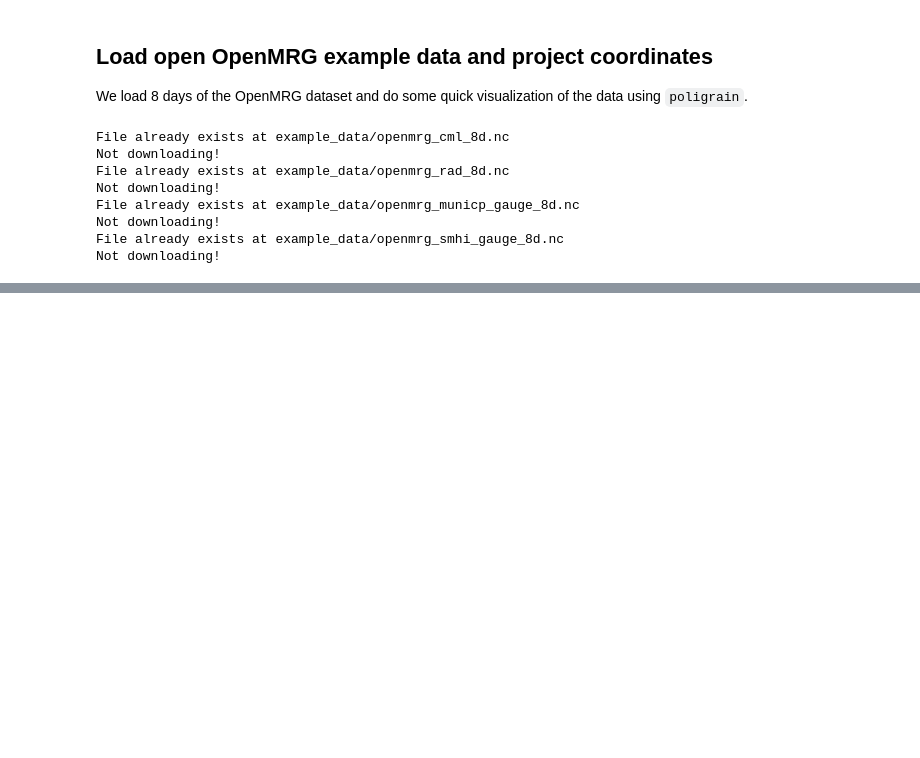
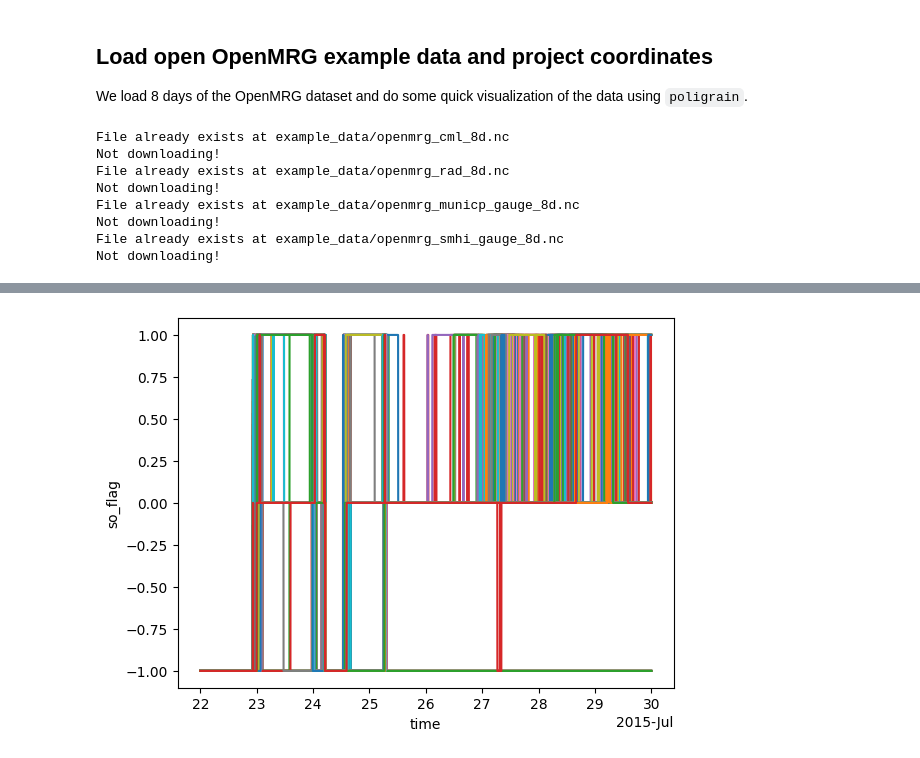
Before and after one commit to OpenSenseAction/opensense_software_ecosystem_example, a Jupyter notebook: example_workflow.ipynb, the cells around one changed output, grey strips where cells are left out. Drawn from its saved outputs; the diff is of its cells as text; code cells hidden in the pictures; blank space fills up the shorter version.

```diff
--- a/example_workflow.ipynb
+++ b/example_workflow.ipynb
@@ -129,10 +83 @@ https://scikit-learn.org/stable/model_persistence.html#security-maintainability-
-# %%
-import tqdm
-
-for cml_id in tqdm.tqdm(ds_cmls.cml_id.values):
-    mlp_out = mlp.mlp_wet_dry(
-        trsl_channel_1 = ds_cmls.sel(cml_id = cml_id).isel(sublink_id = 0).tl,
-        trsl_channel_2 = ds_cmls.sel(cml_id = cml_id).isel(sublink_id = 1).tl,
-        model_sel = 'rad_online' # model based on radar training data, online capabilities
-    )
 # %%
@@ -185,0 +168,4 @@ cml_sum = ds_cmls.R.isel(sublink_id=0).resample(time='1h').mean().sum(dim='time'
+# %%
+# Midpoint
+ds_cmls.coords["x"] = (ds_cmls.site_0_x + ds_cmls.site_1_x) / 2
+ds_cmls.coords["y"] = (ds_cmls.site_0_y + ds_cmls.site_1_y) / 2
@@ -185,0 +223,28 @@ cml_sum = ds_cmls.R.isel(sublink_id=0).resample(time='1h').mean().sum(dim='time'
+# %%
+evaluation_period = 8064
+mmatch = 200
+gamma = 0.15
+n_stat = 5
+max_distance = 10e3
+
+import numpy as np
+
+ds_cmls["so_flag"] = xr.DataArray(
+    np.ones((len(ds_cmls.cml_id), len(ds_cmls.time))) * -999, dims=("id", "time")
+)
+ds_cmls["median_corr_nbrs"] = xr.DataArray(
+    np.ones((len(ds_cmls.cml_id), len(ds_cmls.time))) * -999, dims=("id", "time")
+)
+ds_cmls["gamma"] = xr.DataArray(
+    np.ones((len(ds_cmls.cml_id), len(ds_cmls.time))) * gamma, dims=("id", "time")
+)
+
+pypwsqc.flagging.so_filter(
+    ds_pws=ds_cmls.isel(sublink_id=0).rename({'R': 'rainfall', 'cml_id': 'id'}),
+    distance_matrix=distance_matrix.rename({'cml_id': 'id'}),
+    evaluation_period=evaluation_period,
+    mmatch=mmatch,
+    gamma=gamma,
+    n_stat=n_stat,
+    max_distance=max_distance,
+)
@@ -185,0 +269,4 @@ cml_sum = ds_cmls.R.isel(sublink_id=0).resample(time='1h').mean().sum(dim='time'
+# %%
+ds_cmls.so_flag.plot.line(x='time', add_legend=False);
+# %% [output]
+[figure, added]
```
Also changed, not shown: parts of 17 cells of this notebook.
